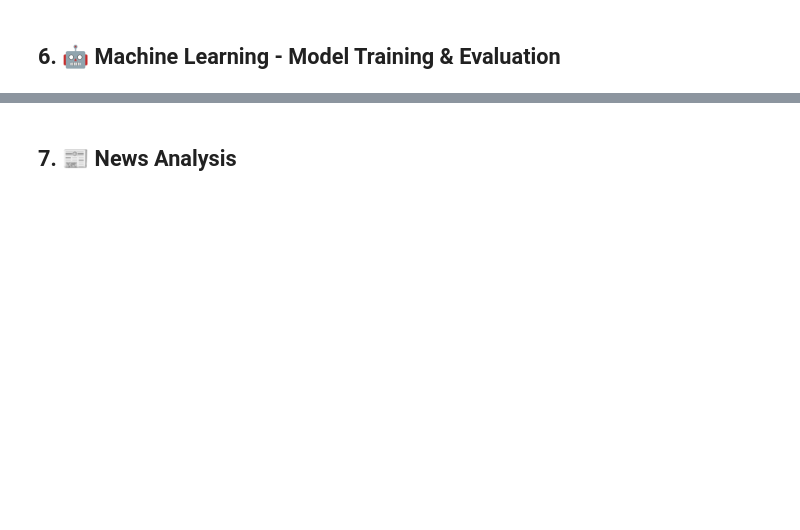
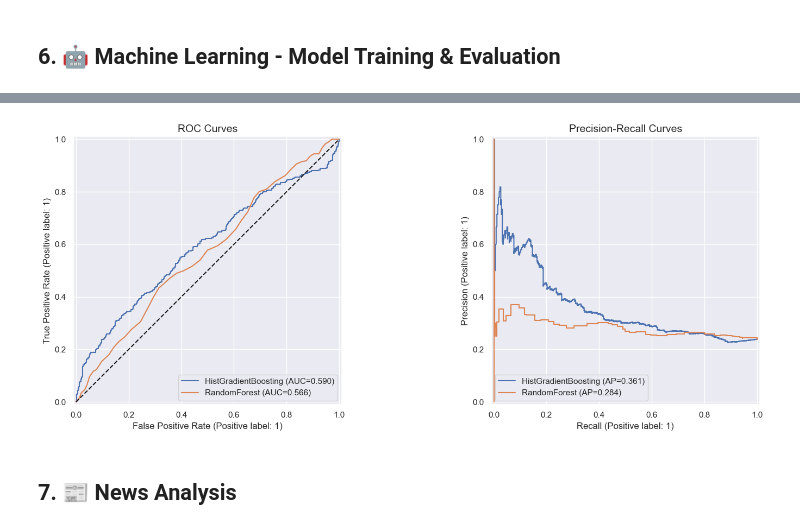
Before and after one commit to YugayV/priceaction, a Jupyter notebook: Full_Market_Intelligence_Analysis.ipynb, the cells around one changed output, grey strips where cells are left out. Drawn from its saved outputs; the diff is of its cells as text; code cells hidden in the pictures; blank space fills up the shorter version.

```diff
--- a/Full_Market_Intelligence_Analysis.ipynb
+++ b/Full_Market_Intelligence_Analysis.ipynb
@@ -209,7 +211,7 @@ plt.show()
 train_df = make_training_frame(df)
 train_df = train_df.dropna()
 
-feature_cols = default_feature_columns.copy()
+feature_cols = default_feature_columns()
 X = train_df[feature_cols]
 y = train_df["large_move"]
 
@@ -226,15 +231,19 @@ models = {
 
 results = {}
 
+if len(X_test) == 0:
+    raise ValueError("Test set is empty. Increase data period or reduce split ratio.")
+
 for name, model in models.items():
     model.fit(X_train, y_train)
     y_pred_proba = model.predict_proba(X_test)[:, 1]
+    y_pred = model.predict(X_test)
 
-    roc = roc_auc_score(y_test, y_pred_proba)
-    ap = average_precision_score(y_test, y_pred_proba)
-    results[name] = {"model": model, "roc_auc": roc, "ap": ap, "y_pred_proba": y_pred_proba}
+    roc = roc_auc_score(y_test, y_pred_proba) if y_test.nunique() > 1 else np.nan
+    ap = average_precision_score(y_test, y_pred_proba) if y_test.nunique() > 1 else np.nan
+    results[name] = {"model": model, "roc_auc": roc, "ap": ap, "y_pred_proba": y_pred_proba, "y_pred": y_pred}
 
     print(f"\n--- {name} ---")
-    print(f"ROC AUC: {roc:.4f}")
-    print(f"Average Precision: {ap:.4f}")
-    print(classification_report(y_test, model.predict(X_test)))
+    print(f"ROC AUC: {roc:.4f}" if pd.notna(roc) else "ROC AUC: n/a (single class in y_test)")
+    print(f"Average Precision: {ap:.4f}" if pd.notna(ap) else "Average Precision: n/a (single class in y_test)")
+    print(classification_report(y_test, y_pred, zero_division=0))
@@ -241,15 +285,22 @@ for name, model in models.items():
 # %%
 # Plot Performance Comparison
-fig, axes = plt.subplots(1, 2, figsize=(16, 6))
+if y_test.nunique() > 1:
+    fig, axes = plt.subplots(1, 2, figsize=(16, 6))
 
-for name, res in results.items():
-    RocCurveDisplay.from_predictions(y_test, res["y_pred_proba"], ax=axes[0], label=f"{name} (AUC={res['roc_auc']:.3f})")
-    PrecisionRecallDisplay.from_predictions(y_test, res["y_pred_proba"], ax=axes[1], label=f"{name} (AP={res['ap']:.3f})")
+    for name, res in results.items():
+        auc_label = f"{res['roc_auc']:.3f}" if pd.notna(res['roc_auc']) else "n/a"
+        ap_label = f"{res['ap']:.3f}" if pd.notna(res['ap']) else "n/a"
+        RocCurveDisplay.from_predictions(y_test, res["y_pred_proba"], ax=axes[0], label=f"{name} (AUC={auc_label})")
+        PrecisionRecallDisplay.from_predictions(y_test, res["y_pred_proba"], ax=axes[1], label=f"{name} (AP={ap_label})")
 
-axes[0].plot([0, 1], [0, 1], 'k--')
-axes[0].set_title("ROC Curves")
-axes[1].set_title("Precision-Recall Curves")
-plt.tight_layout()
-plt.show()
+    axes[0].plot([0, 1], [0, 1], 'k--')
+    axes[0].set_title("ROC Curves")
+    axes[1].set_title("Precision-Recall Curves")
+    plt.tight_layout()
+    plt.show()
+else:
+    print("ROC/PR curves skipped: y_test contains a single class.")
+# %% [output]
+[figure, added]
 # %%
 # Feature Importance for Best Model
```
Also changed, not shown: parts of 9 cells of this notebook, 7 other files.
